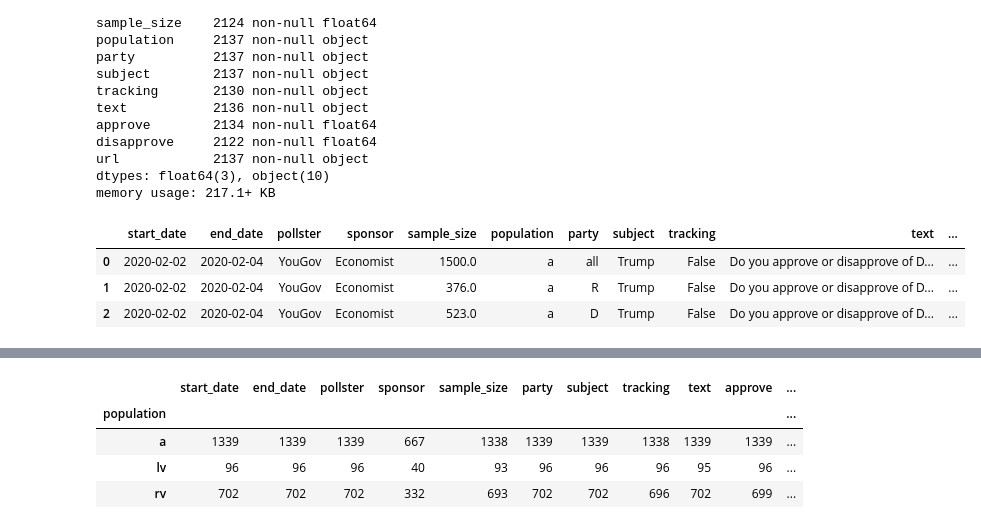
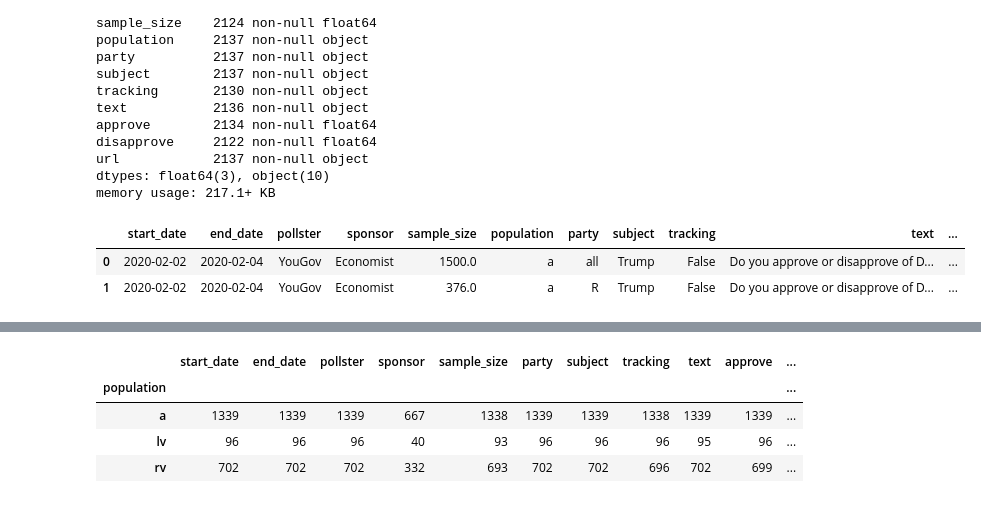
Before and after one commit to abeladmin-eng/My-Projects, a Jupyter notebook: Covid 19 Data Analysis.ipynb, the cells around one changed output, grey strips where cells are left out. Cells and saved outputs as stored; diff of their text form; code cells hidden in the pictures.

```diff
--- a/Covid 19 Data Analysis.ipynb
+++ b/Covid 19 Data Analysis.ipynb
@@ -48,9 +47,8 @@ dtypes: float64(3), object(10)
 memory usage: 217.1+ KB
 # %%
 #Reading the first 3 records
-covidf.head(3)
+covidf.head(2)
 # %% [output]
 |  | start_date | end_date | pollster | sponsor | sample_size | population | party | subject | tracking | text | ... |
 | 0 | 2020-02-02 | 2020-02-04 | YouGov | Economist | 1500.0 | a | all | Trump | False | Do you approve or disapprove of D... | ... |
 | 1 | 2020-02-02 | 2020-02-04 | YouGov | Economist | 376.0 | a | R | Trump | False | Do you approve or disapprove of D... | ... |
-| 2 | 2020-02-02 | 2020-02-04 | YouGov | Economist | 523.0 | a | D | Trump | False | Do you approve or disapprove of D... | ... |
```
Also changed, not shown: parts of 32 cells of this notebook, 1 other file.
